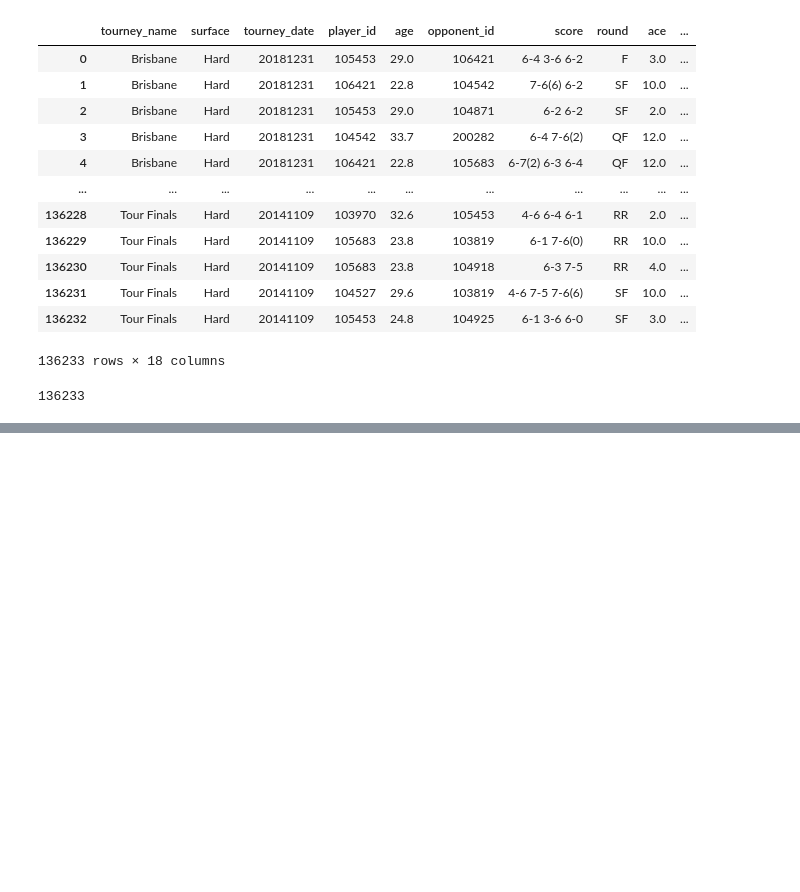
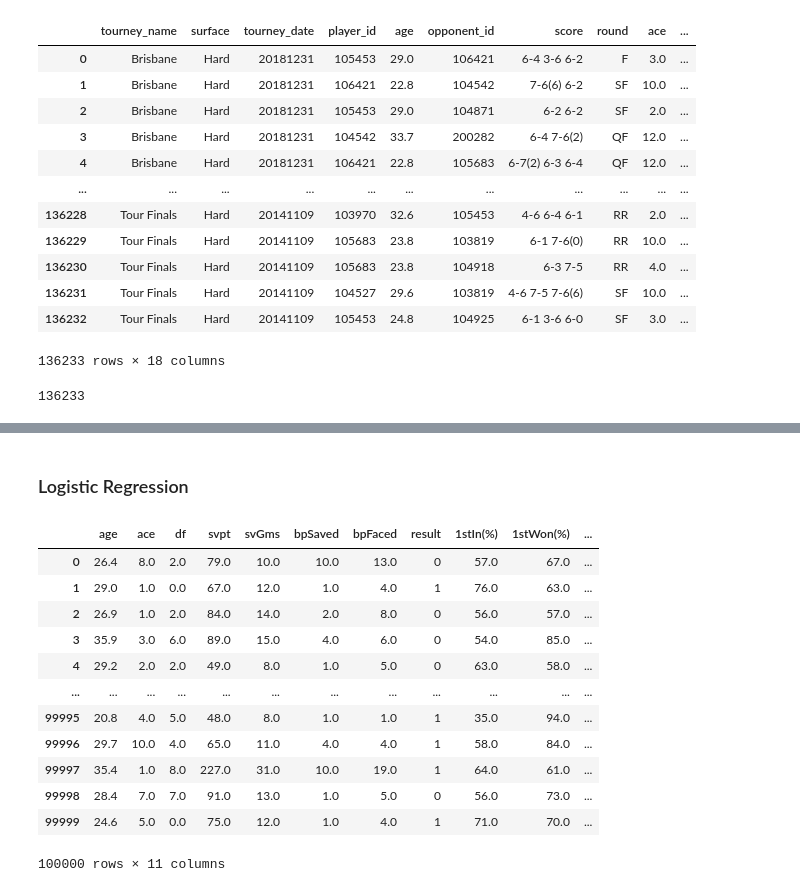
Before and after one commit to kathyming/Tennis_Analysis, a Jupyter notebook: clean_tennis_match_stats.ipynb, the cells around one changed output, grey strips where cells are left out. Cells and saved outputs as stored; diff of their text form; code cells hidden in the pictures; blank space fills up the shorter version.

```diff
--- a/clean_tennis_match_stats.ipynb
+++ b/clean_tennis_match_stats.ipynb
@@ -289,0 +266,34 @@ ML_data.to_sql(name='random_match_stats', con=engine, if_exists='replace')
+# %% [markdown]
+### Logistic Regression
+# %%
+# pulling 60000 random matches from the main df (match_stats_df)
+ML_data = match_stats_df.sample(n = 100000)
+# dropping the unnecessary columns for the ML model
+ML_data.drop(columns=['tourney_name',
+                      'surface',
+                      'tourney_date',
+                      'player_id',
+                      'score',
+                      'round',
+                      '1stIn',
+                      '1stWon',
+                      '2ndWon',
+                      'opponent_id'
+], inplace=True)
+# Reseting the index with the new random data
+ML_data = ML_data.reset_index(drop=True)
+ML_data
+# %% [output]
+|  | age | ace | df | svpt | svGms | bpSaved | bpFaced | result | 1stIn(%) | 1stWon(%) | ... |
+| 0 | 26.4 | 8.0 | 2.0 | 79.0 | 10.0 | 10.0 | 13.0 | 0 | 57.0 | 67.0 | ... |
+| 1 | 29.0 | 1.0 | 0.0 | 67.0 | 12.0 | 1.0 | 4.0 | 1 | 76.0 | 63.0 | ... |
+| 2 | 26.9 | 1.0 | 2.0 | 84.0 | 14.0 | 2.0 | 8.0 | 0 | 56.0 | 57.0 | ... |
+| 3 | 35.9 | 3.0 | 6.0 | 89.0 | 15.0 | 4.0 | 6.0 | 0 | 54.0 | 85.0 | ... |
+| 4 | 29.2 | 2.0 | 2.0 | 49.0 | 8.0 | 1.0 | 5.0 | 0 | 63.0 | 58.0 | ... |
+| ... | ... | ... | ... | ... | ... | ... | ... | ... | ... | ... | ... |
+| 99995 | 20.8 | 4.0 | 5.0 | 48.0 | 8.0 | 1.0 | 1.0 | 1 | 35.0 | 94.0 | ... |
+| 99996 | 29.7 | 10.0 | 4.0 | 65.0 | 11.0 | 4.0 | 4.0 | 1 | 58.0 | 84.0 | ... |
+| 99997 | 35.4 | 1.0 | 8.0 | 227.0 | 31.0 | 10.0 | 19.0 | 1 | 64.0 | 61.0 | ... |
+| 99998 | 28.4 | 7.0 | 7.0 | 91.0 | 13.0 | 1.0 | 5.0 | 0 | 56.0 | 73.0 | ... |
+| 99999 | 24.6 | 5.0 | 0.0 | 75.0 | 12.0 | 1.0 | 4.0 | 1 | 71.0 | 70.0 | ... |
+100000 rows × 11 columns
```
Also changed, not shown: parts of 11 cells of this notebook, 28 other files.
